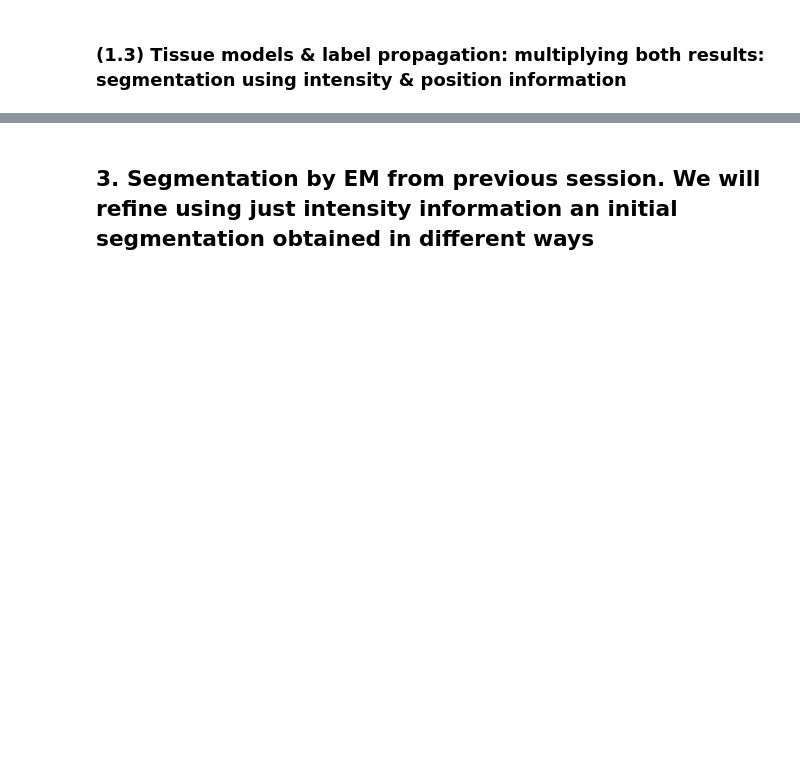
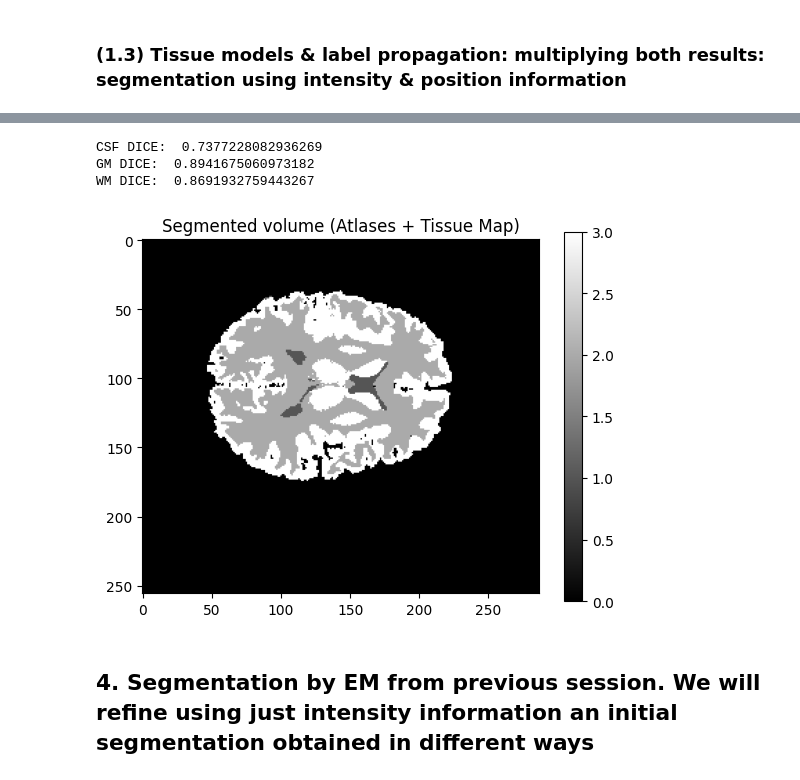
Before and after one commit to abdel-habib/medical-image-segmentation-and-applications, a Jupyter notebook: Lab 3/atlas_based_segmentation.ipynb, the cells around one changed output, grey strips where cells are left out. Cells and saved outputs as stored; diff of their text form; code cells hidden in the pictures; blank space fills up the shorter version.

Commit message:
finished 1.3 Segmentation using both atlases and tissue maps

```diff
--- a/Lab 3/atlas_based_segmentation.ipynb
+++ b/Lab 3/atlas_based_segmentation.ipynb
@@ -524,2 +582,42 @@ NM.show_nifti(segmented_image, title="Segmented volume", slice=128)
+# %%
+# load the three atlases for the three tissues
+atlas_csf, _ = NM.load_nifti('atlas_outputs/mean_csf.nii.gz')
+atlas_wm, _  = NM.load_nifti('atlas_outputs/mean_wm.nii.gz')
+atlas_gm, _  = NM.load_nifti('atlas_outputs/mean_gm.nii.gz')
+# %%
+# taking into account as well the intensity information
+tissue_map_csv = 'atlas_outputs/tissue_model_probability_data.csv'
+# %%
+segmented_image = segment_using_tissue_models_and_atlas(
+    registered_volume_test,
+    tissue_map_csv,
+    atlas_csf,
+    atlas_wm,
+    atlas_gm
+)
+
+segmented_image_bg  = segmented_image == 0
+segmented_image_csf = segmented_image == 1
+segmented_image_wm  = segmented_image == 2
+segmented_image_gm  = segmented_image == 3
+
+labels_nifti_CSF              = registered_label_test == 1
+labels_nifti_WM               = registered_label_test == 2
+labels_nifti_GM               = registered_label_test == 3
+
+dice_csf    = EVAL.calc_dice_coefficient(labels_nifti_CSF, segmented_image_csf)
+dice_wm     = EVAL.calc_dice_coefficient(labels_nifti_WM, segmented_image_wm)
+dice_gm     = EVAL.calc_dice_coefficient(labels_nifti_GM, segmented_image_gm)
+
+print("CSF DICE: ", dice_csf)
+print("GM DICE: ", dice_gm)
+print("WM DICE: ", dice_wm)
+
+NM.show_nifti(segmented_image, title="Segmented volume (Atlases + Tissue Map)", slice=137)
+# %% [output]
+CSF DICE:  0.7377228082936269
+GM DICE:  0.8941675060973182
+WM DICE:  0.8691932759443267
+[figure, added]
 # %% [markdown]
-## 3. Segmentation by EM from previous session. We will refine using just intensity information an initial segmentation obtained in different ways
+## 4. Segmentation by EM from previous session. We will refine using just intensity information an initial segmentation obtained in different ways
```
Also changed, not shown: parts of 7 cells of this notebook, 8 other files.
